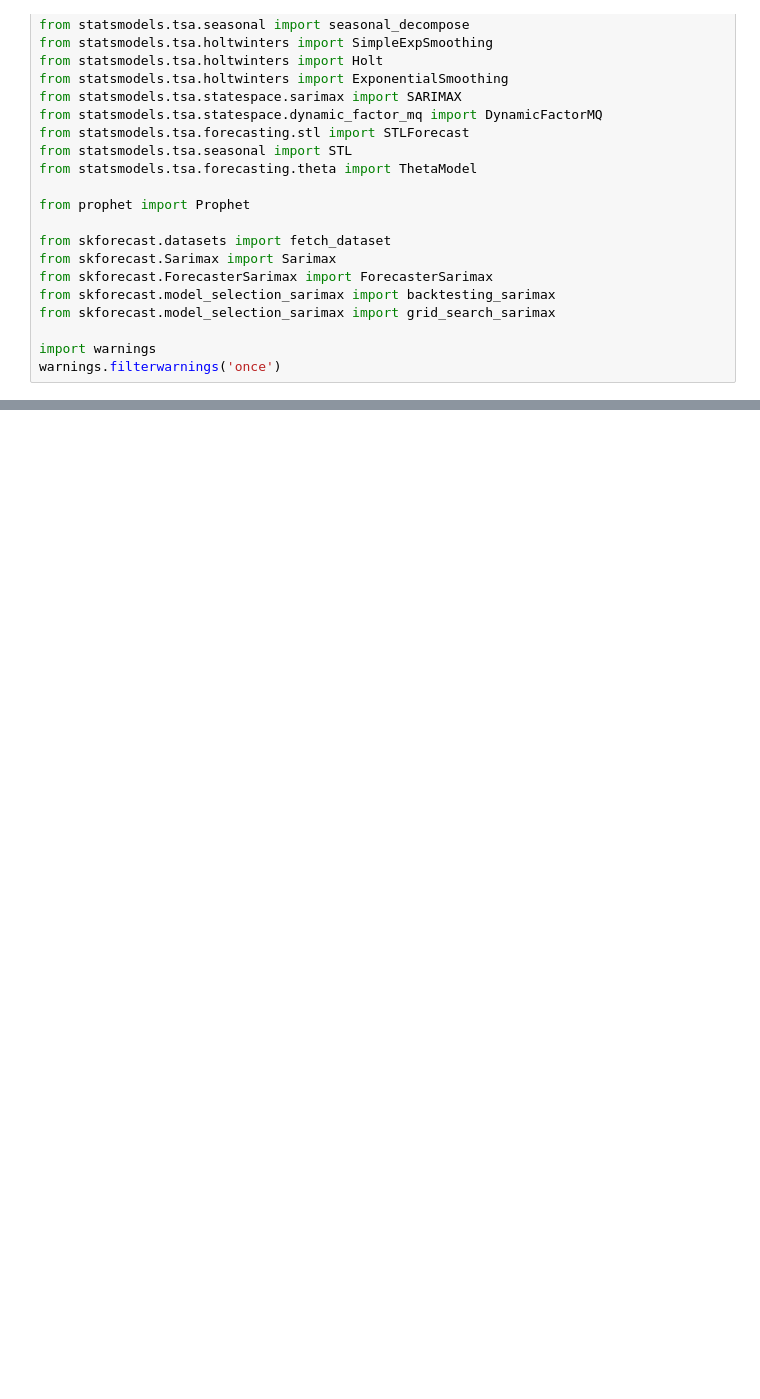
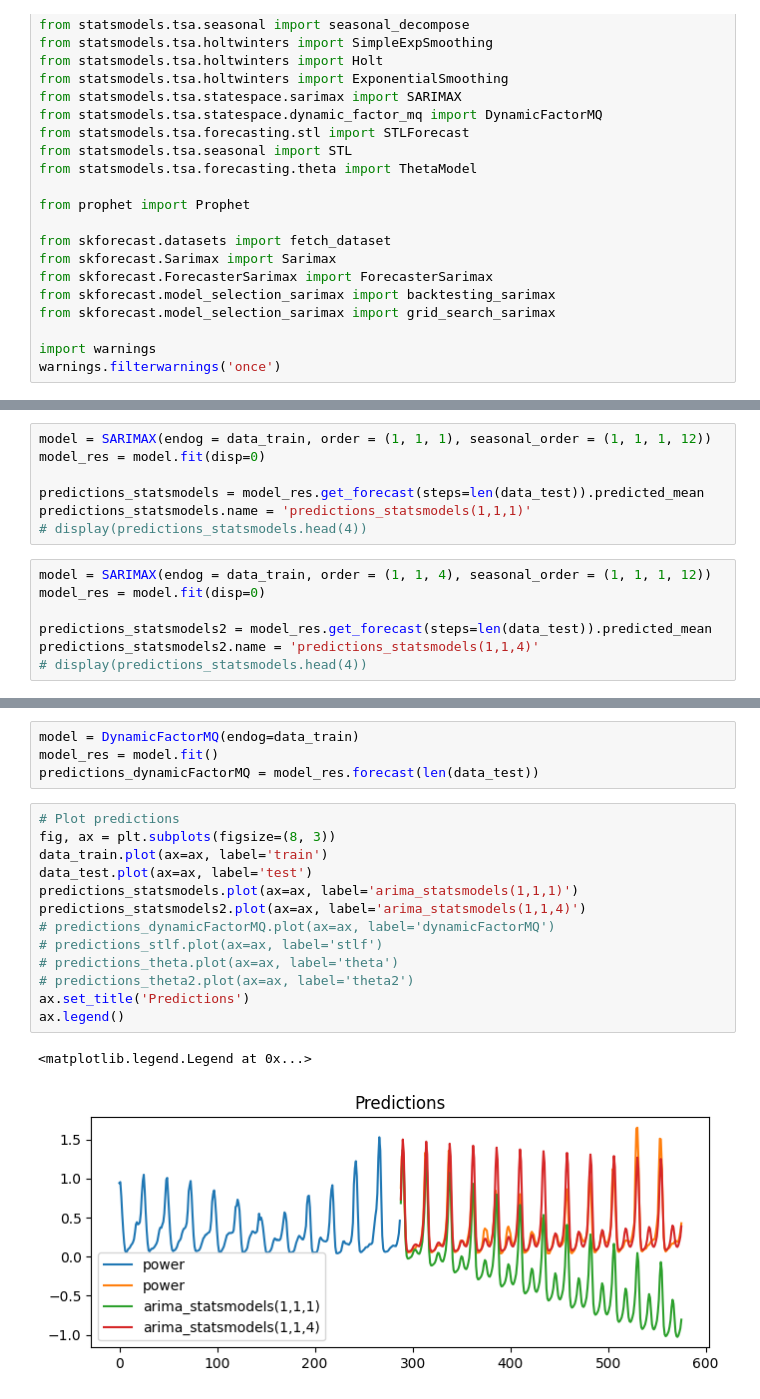
Before and after one commit to Casper0913/p9-energy, a Jupyter notebook: Models/SARIMA.ipynb, the cells around one changed output, grey strips where cells are left out. Drawn from its saved outputs; the diff is of its cells as text; blank space fills up the shorter version.

Commit message:
added other forecasting algs, need more work on stationarity, not really proven, bugged.

```diff
--- a/Models/SARIMA.ipynb
+++ b/Models/SARIMA.ipynb
@@ -104,0 +124,14 @@ stationary = False, differentiation needed = False
+# %%
+model = SARIMAX(endog = data_train, order = (1, 1, 1), seasonal_order = (1, 1, 1, 12))
+model_res = model.fit(disp=0)
+
+predictions_statsmodels = model_res.get_forecast(steps=len(data_test)).predicted_mean
+predictions_statsmodels.name = 'predictions_statsmodels(1,1,1)'
+# display(predictions_statsmodels.head(4))
+# %%
+model = SARIMAX(endog = data_train, order = (1, 1, 4), seasonal_order = (1, 1, 1, 12))
+model_res = model.fit(disp=0)
+
+predictions_statsmodels2 = model_res.get_forecast(steps=len(data_test)).predicted_mean
+predictions_statsmodels2.name = 'predictions_statsmodels(1,1,4)'
+# display(predictions_statsmodels.head(4))
@@ -104,0 +150,20 @@ stationary = False, differentiation needed = False
+# %%
+model = DynamicFactorMQ(endog=data_train)
+model_res = model.fit()
+predictions_dynamicFactorMQ = model_res.forecast(len(data_test))
+# %%
+# Plot predictions
+fig, ax = plt.subplots(figsize=(8, 3))
+data_train.plot(ax=ax, label='train')
+data_test.plot(ax=ax, label='test')
+predictions_statsmodels.plot(ax=ax, label='arima_statsmodels(1,1,1)')
+predictions_statsmodels2.plot(ax=ax, label='arima_statsmodels(1,1,4)')
+# predictions_dynamicFactorMQ.plot(ax=ax, label='dynamicFactorMQ')
+# predictions_stlf.plot(ax=ax, label='stlf')
+# predictions_theta.plot(ax=ax, label='theta')
+# predictions_theta2.plot(ax=ax, label='theta2')
+ax.set_title('Predictions')
+ax.legend()
+# %% [output]
+<matplotlib.legend.Legend at 0x...>
+[figure, added]
```
Also changed, not shown: parts of 12 cells of this notebook.
